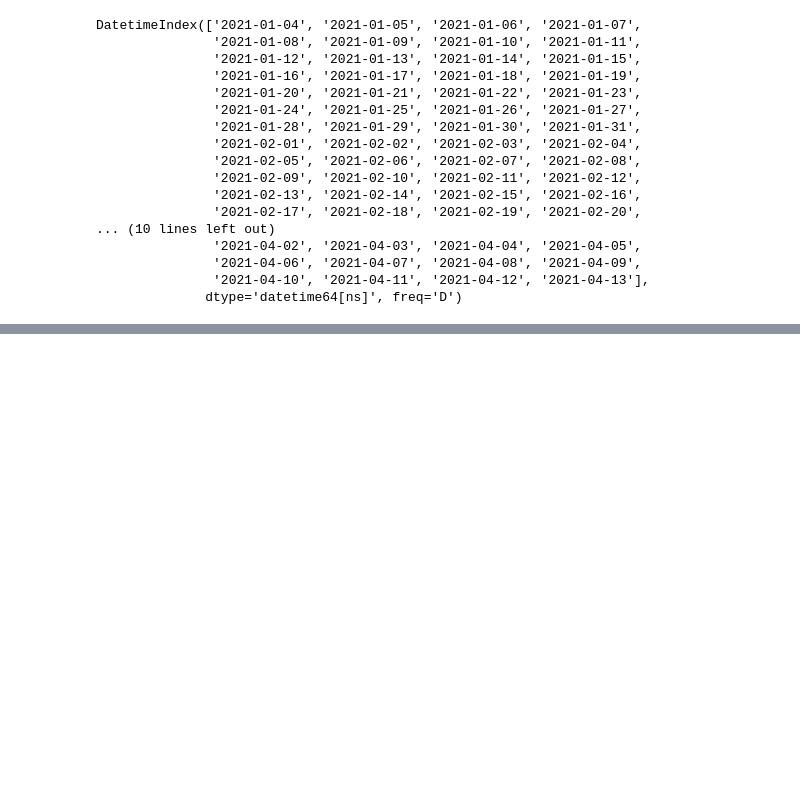
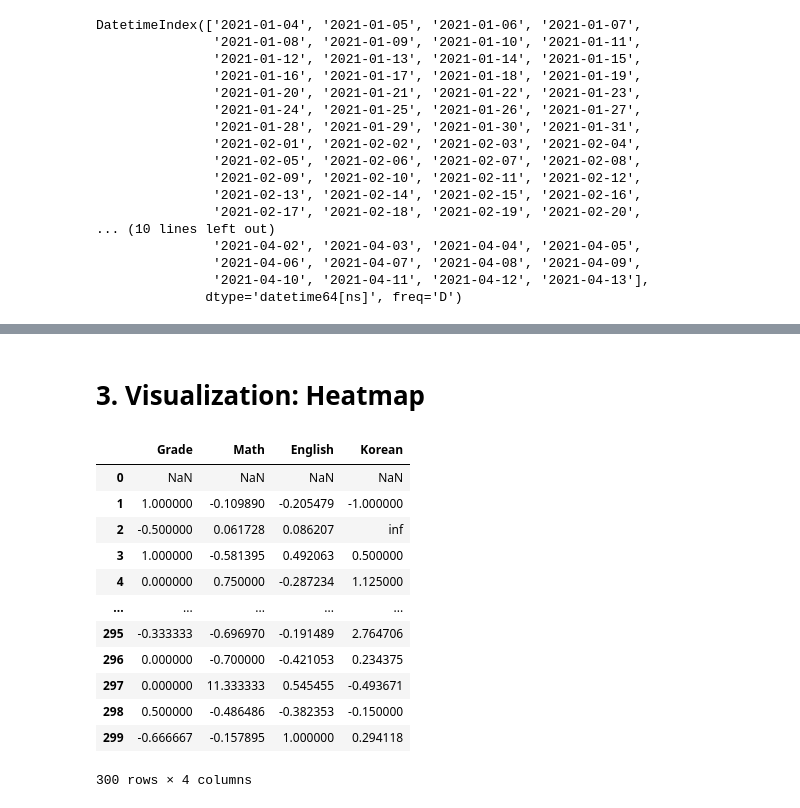
Before and after one commit to thegeekcat/learn-to-code, a Jupyter notebook: python/statistics/Statistics - 10. Correlation Analysis.ipynb, the cells around one changed output, grey strips where cells are left out. Cells and saved outputs as stored; diff of their text form; code cells hidden in the pictures; blank space fills up the shorter version.

```diff
--- a/python/statistics/Statistics - 10. Correlation Analysis.ipynb
+++ b/python/statistics/Statistics - 10. Correlation Analysis.ipynb
@@ -491,0 +539,21 @@ plt.show()
+# %% [markdown]
+# 3. Visualization: Heatmap
+# %%
+# Calculate returns: `df.pct_change()`
+returns = student_df.pct_change()
+
+returns
+# %% [output]
+|  | Grade | Math | English | Korean |
+| 0 | NaN | NaN | NaN | NaN |
+| 1 | 1.000000 | -0.109890 | -0.205479 | -1.000000 |
+| 2 | -0.500000 | 0.061728 | 0.086207 | inf |
+| 3 | 1.000000 | -0.581395 | 0.492063 | 0.500000 |
+| 4 | 0.000000 | 0.750000 | -0.287234 | 1.125000 |
+| ... | ... | ... | ... | ... |
+| 295 | -0.333333 | -0.696970 | -0.191489 | 2.764706 |
+| 296 | 0.000000 | -0.700000 | -0.421053 | 0.234375 |
+| 297 | 0.000000 | 11.333333 | 0.545455 | -0.493671 |
+| 298 | 0.500000 | -0.486486 | -0.382353 | -0.150000 |
+| 299 | -0.666667 | -0.157895 | 1.000000 | 0.294118 |
+300 rows × 4 columns
```
Also changed, not shown: parts of 23 cells of this notebook.
